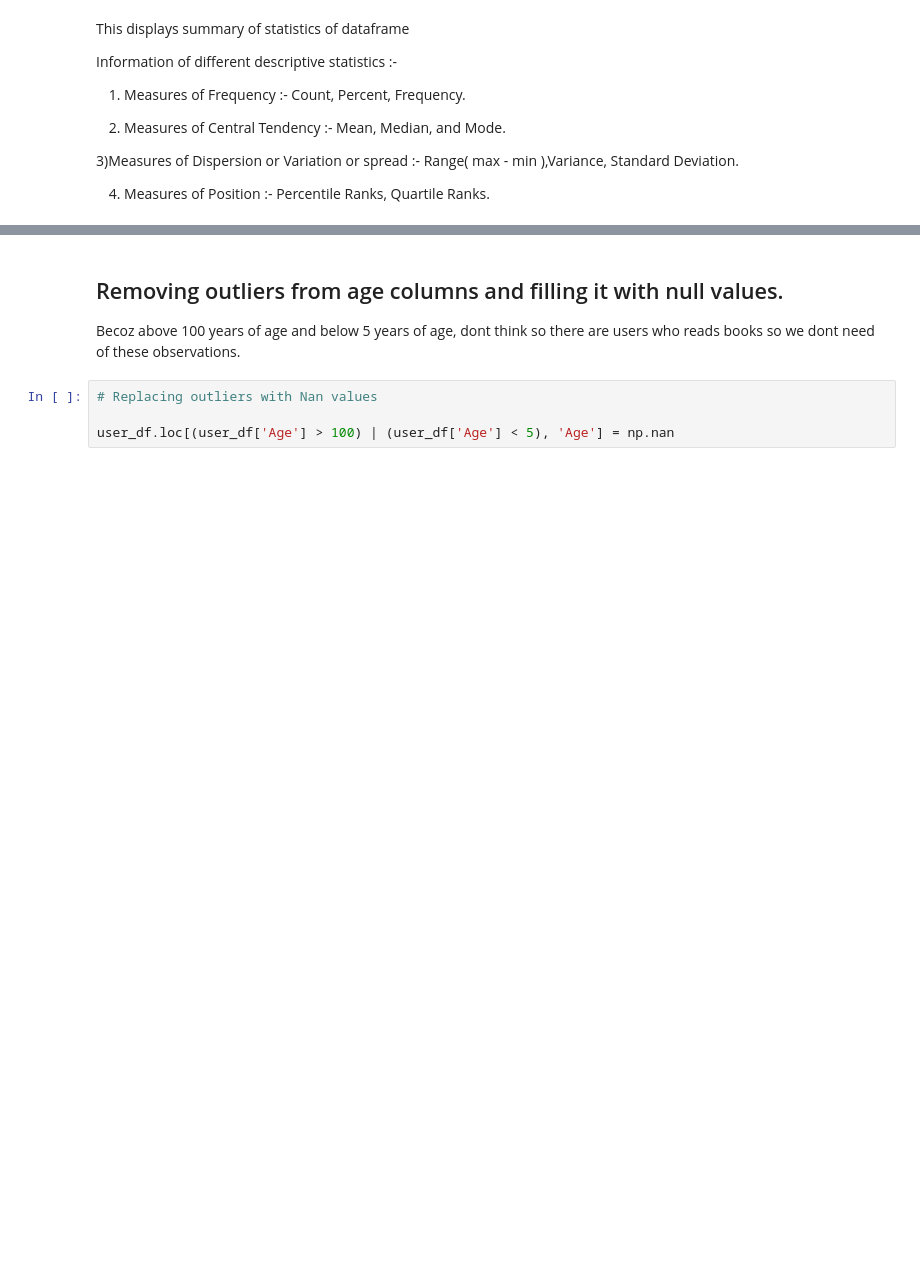
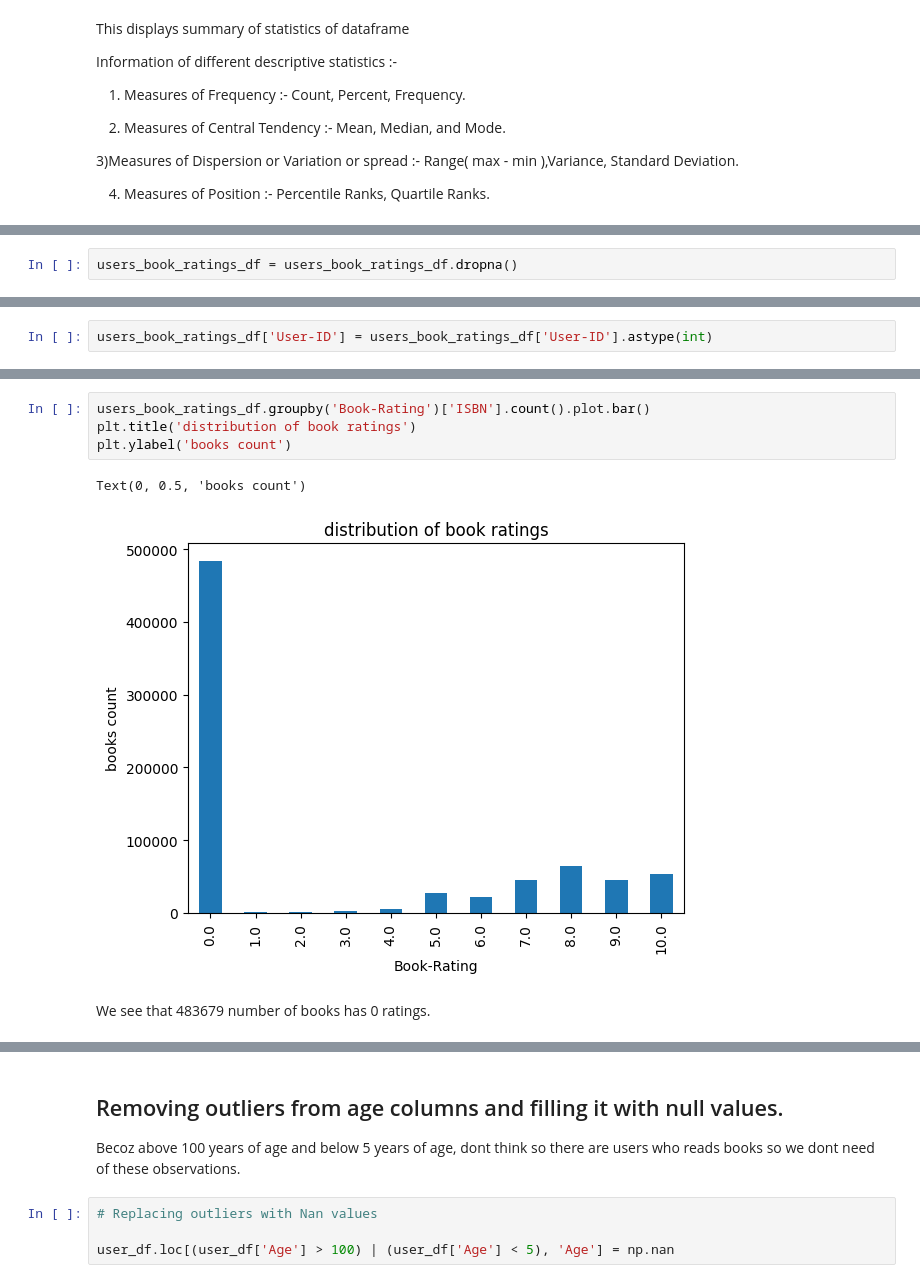
Before and after one commit to Suraj-7077/Unsupervised-ML-Book-Recommendation-system-Model, a Jupyter notebook: Unsupervised_ML_Capstone_Project_IV_.ipynb, the cells around one changed output, grey strips where cells are left out. Drawn from its saved outputs; the diff is of its cells as text; blank space fills up the shorter version.

```diff
--- a/Unsupervised_ML_Capstone_Project_IV_.ipynb
+++ b/Unsupervised_ML_Capstone_Project_IV_.ipynb
@@ -273,0 +328,2 @@ And we see that above age of 100 there are some outliers present.
+# %%
+users_book_ratings_df = users_book_ratings_df.dropna()
@@ -273,0 +367,2 @@ And we see that above age of 100 there are some outliers present.
+# %%
+users_book_ratings_df['User-ID'] = users_book_ratings_df['User-ID'].astype(int)
@@ -273,0 +426,9 @@ And we see that above age of 100 there are some outliers present.
+# %%
+users_book_ratings_df.groupby('Book-Rating')['ISBN'].count().plot.bar()
+plt.title('distribution of book ratings')
+plt.ylabel('books count')
+# %% [output]
+Text(0, 0.5, 'books count')
+[figure, added]
+# %% [markdown]
+We see that 483679 number of books has 0 ratings.
```
Also changed, not shown: parts of 97 cells of this notebook.
